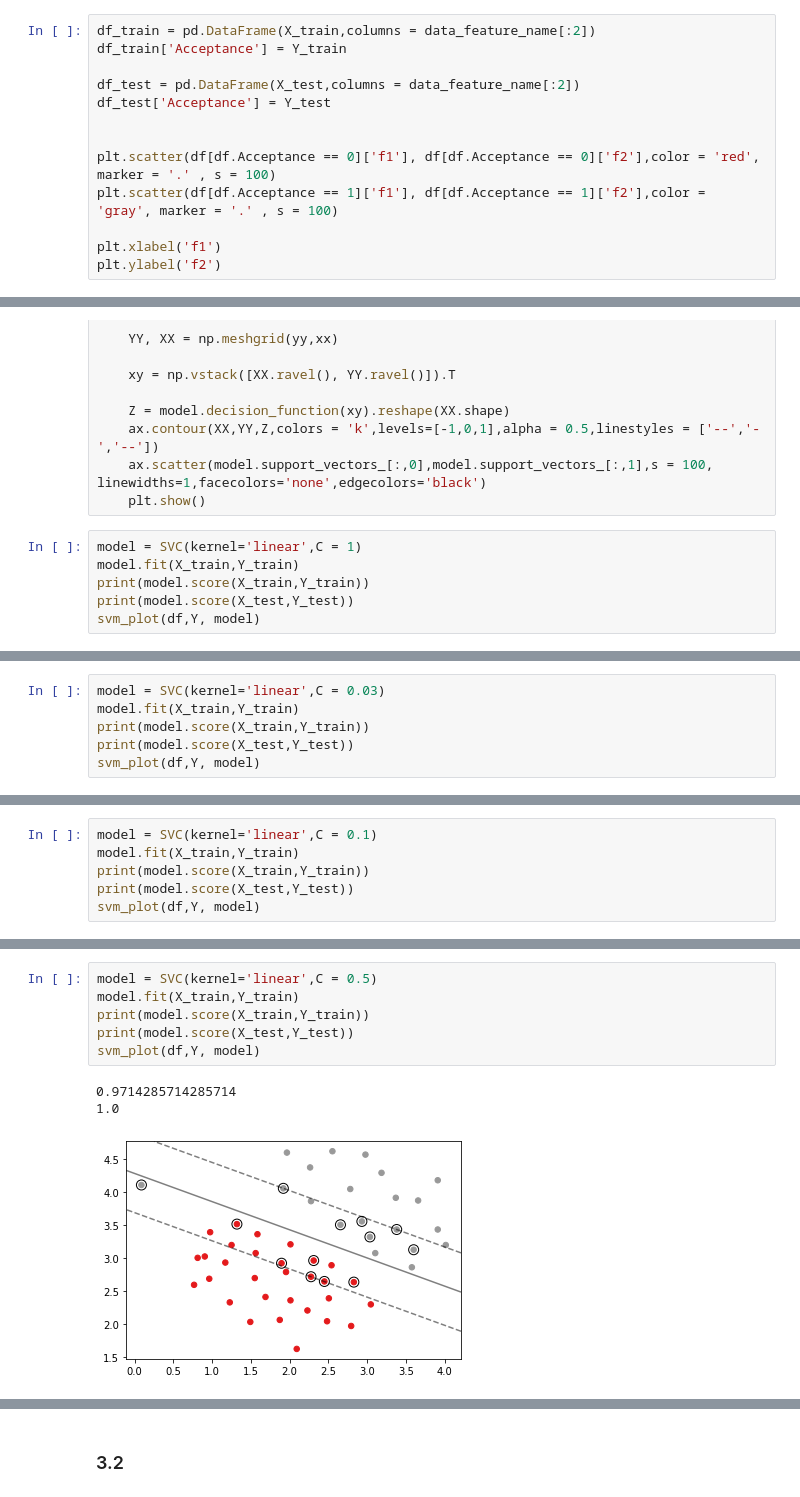
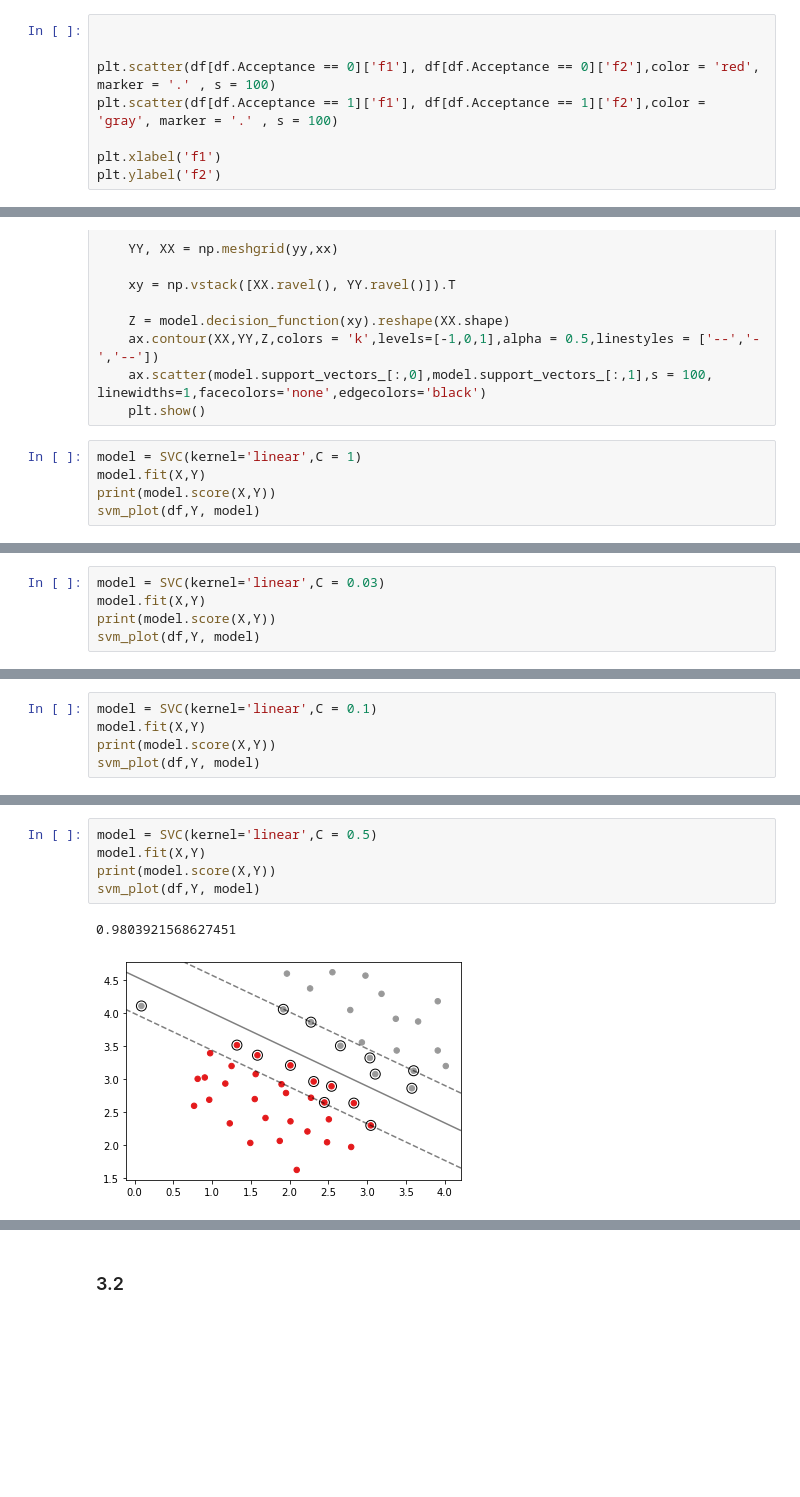
Before and after one commit to NamiNaziri/Machine_Learning_Course_IUT, a Jupyter notebook: Assignment2/Assignment2.ipynb, the cells around one changed output, grey strips where cells are left out. Cells and saved outputs as stored; diff of their text form; blank space fills up the shorter version.

```diff
--- a/Assignment2/Assignment2.ipynb
+++ b/Assignment2/Assignment2.ipynb
@@ -186,9 +184,4 @@ X_train, X_test, Y_train, Y_test = train_test_split(X,Y,test_size=0.3)
 # %%
-df_train = pd.DataFrame(X_train,columns = data_feature_name[:2])
-df_train['Acceptance'] = Y_train
-
-df_test = pd.DataFrame(X_test,columns = data_feature_name[:2])
-df_test['Acceptance'] = Y_test
 
 
 plt.scatter(df[df.Acceptance == 0]['f1'], df[df.Acceptance == 0]['f2'],color = 'red', marker = '.' , s = 100)
@@ -221,8 +214,7 @@ def svm_plot(df_test,Y_test, model):
     plt.show()
 # %%
 model = SVC(kernel='linear',C = 1)
-model.fit(X_train,Y_train)
-print(model.score(X_train,Y_train))
-print(model.score(X_test,Y_test))
+model.fit(X,Y)
+print(model.score(X,Y))
 svm_plot(df,Y, model)
 # %% [output]
@@ -232,7 +223,6 @@ svm_plot(df,Y, model)
 # %%
 model = SVC(kernel='linear',C = 0.03)
-model.fit(X_train,Y_train)
-print(model.score(X_train,Y_train))
-print(model.score(X_test,Y_test))
+model.fit(X,Y)
+print(model.score(X,Y))
 svm_plot(df,Y, model)
 # %% [output]
@@ -242,7 +231,6 @@ svm_plot(df,Y, model)
 # %%
 model = SVC(kernel='linear',C = 0.1)
-model.fit(X_train,Y_train)
-print(model.score(X_train,Y_train))
-print(model.score(X_test,Y_test))
+model.fit(X,Y)
+print(model.score(X,Y))
 svm_plot(df,Y, model)
 # %% [output]
@@ -252,12 +239,10 @@ svm_plot(df,Y, model)
 # %%
 model = SVC(kernel='linear',C = 0.5)
-model.fit(X_train,Y_train)
-print(model.score(X_train,Y_train))
-print(model.score(X_test,Y_test))
+model.fit(X,Y)
+print(model.score(X,Y))
 svm_plot(df,Y, model)
 # %% [output]
-0.9714285714285714
-1.0
+0.9803921568627451
-[figure, old version]
+[figure, new version]
 # %%
 model = SVC(kernel='linear',C = 1.5)
```
Also changed, not shown: parts of 27 cells of this notebook, 5 other files.
